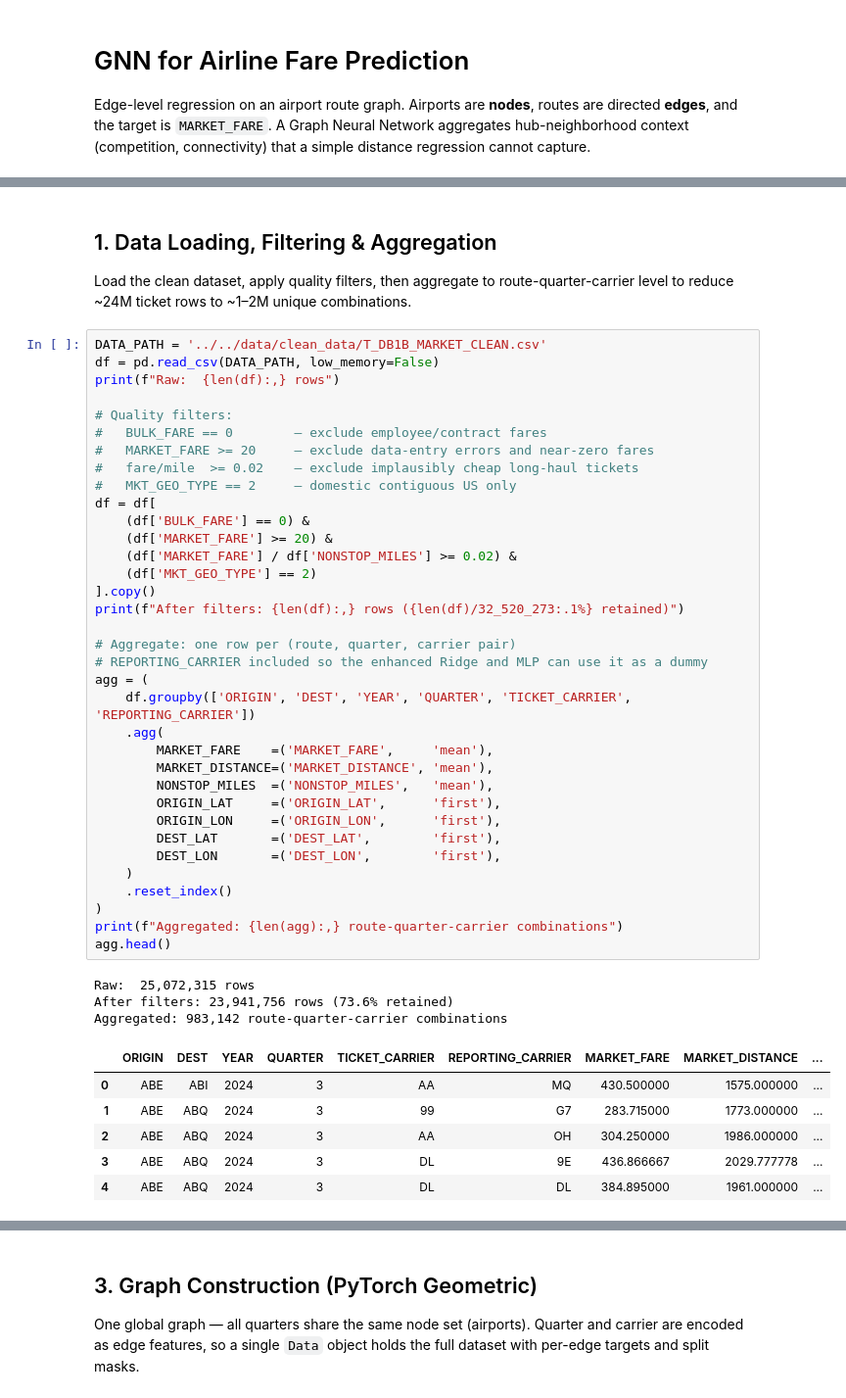
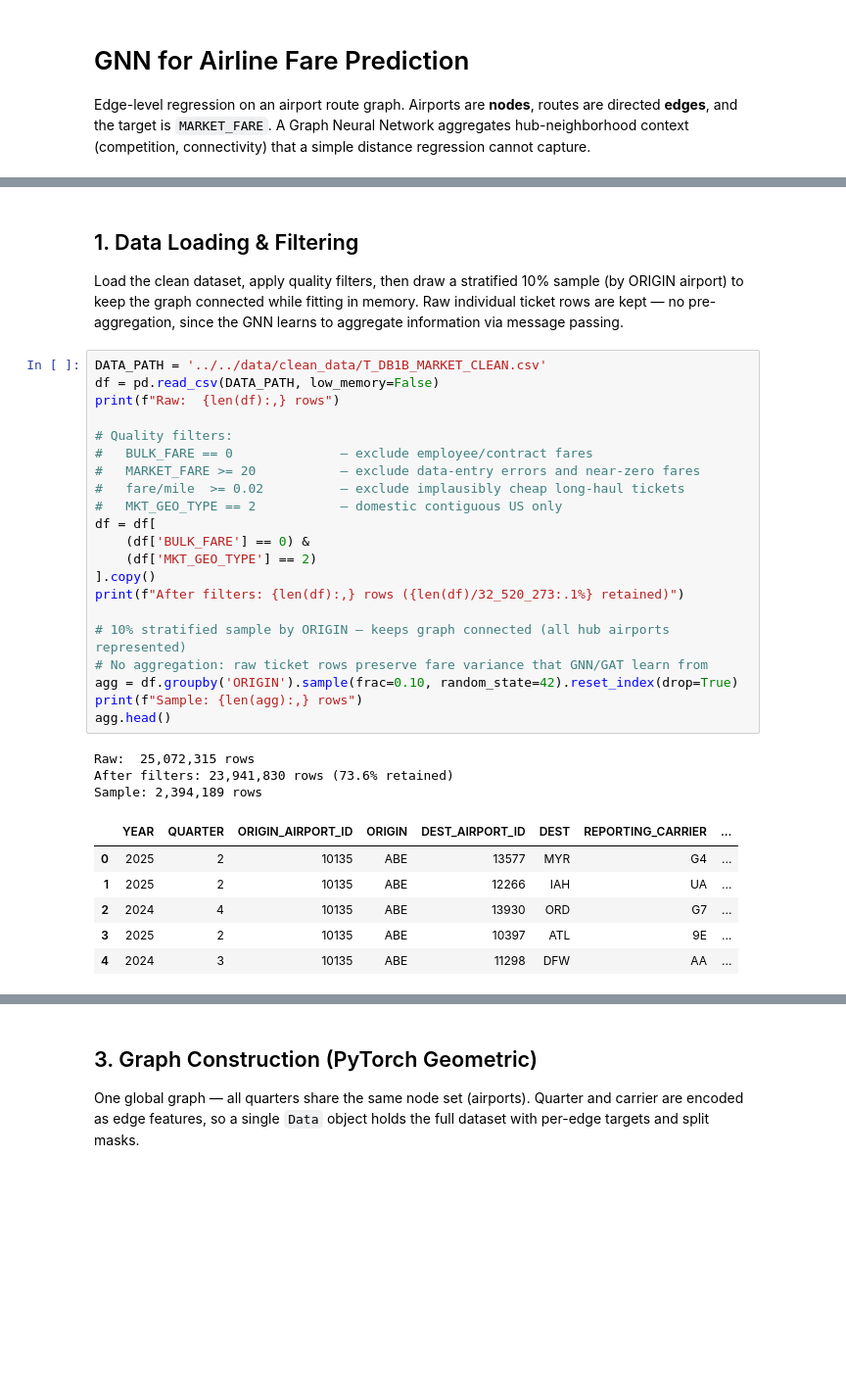
Before and after one commit to normangw/6600-neural-networks, a Jupyter notebook: technical-details/neural-networks/main.ipynb, the cells around one changed output, grey strips where cells are left out. Shown at 98% size. Saved outputs shown, nothing was run; the diff lists cells and outputs as text; blank space fills up the shorter version.

```diff
--- a/technical-details/neural-networks/main.ipynb
+++ b/technical-details/neural-networks/main.ipynb
@@ -35,51 +35,37 @@ print(f"PyTorch {torch.__version__}  |  CUDA: {torch.cuda.is_available()}")
 # %% [output]
 PyTorch 2.12.0.dev20260321+cu128  |  CUDA: True
 # %% [markdown]
-## 1. Data Loading, Filtering & Aggregation
+## 1. Data Loading & Filtering
 
-Load the clean dataset, apply quality filters, then aggregate to route-quarter-carrier level to reduce ~24M ticket rows to ~1–2M unique combinations.
+Load the clean dataset, apply quality filters, then draw a stratified 10% sample (by ORIGIN airport) to keep the graph connected while fitting in memory. Raw individual ticket rows are kept — no pre-aggregation, since the GNN learns to aggregate information via message passing.
 # %%
 DATA_PATH = '../../data/clean_data/T_DB1B_MARKET_CLEAN.csv'
 df = pd.read_csv(DATA_PATH, low_memory=False)
 print(f"Raw:  {len(df):,} rows")
 
 # Quality filters:
-#   BULK_FARE == 0        — exclude employee/contract fares
-#   MARKET_FARE >= 20     — exclude data-entry errors and near-zero fares
-#   fare/mile  >= 0.02    — exclude implausibly cheap long-haul tickets
-#   MKT_GEO_TYPE == 2     — domestic contiguous US only
+#   BULK_FARE == 0              — exclude employee/contract fares
+#   MARKET_FARE >= 20           — exclude data-entry errors and near-zero fares
+#   fare/mile  >= 0.02          — exclude implausibly cheap long-haul tickets
+#   MKT_GEO_TYPE == 2           — domestic contiguous US only
 df = df[
     (df['BULK_FARE'] == 0) &
-    (df['MARKET_FARE'] >= 20) &
-    (df['MARKET_FARE'] / df['NONSTOP_MILES'] >= 0.02) &
     (df['MKT_GEO_TYPE'] == 2)
 ].copy()
 print(f"After filters: {len(df):,} rows ({len(df)/32_520_273:.1%} retained)")
 
-# Aggregate: one row per (route, quarter, carrier pair)
-# REPORTING_CARRIER included so the enhanced Ridge and MLP can use it as a dummy
-agg = (
-    df.groupby(['ORIGIN', 'DEST', 'YEAR', 'QUARTER', 'TICKET_CARRIER', 'REPORTING_CARRIER'])
-    .agg(
-        MARKET_FARE    =('MARKET_FARE',     'mean'),
-        MARKET_DISTANCE=('MARKET_DISTANCE', 'mean'),
-        NONSTOP_MILES  =('NONSTOP_MILES',   'mean'),
-        ORIGIN_LAT     =('ORIGIN_LAT',      'first'),
-        ORIGIN_LON     =('ORIGIN_LON',      'first'),
-        DEST_LAT       =('DEST_LAT',        'first'),
-        DEST_LON       =('DEST_LON',        'first'),
-    )
-    .reset_index()
-)
-print(f"Aggregated: {len(agg):,} route-quarter-carrier combinations")
+# 10% stratified sample by ORIGIN — keeps graph connected (all hub airports represented)
+# No aggregation: raw ticket rows preserve fare variance that GNN/GAT learn from
+agg = df.groupby('ORIGIN').sample(frac=0.10, random_state=42).reset_index(drop=True)
+print(f"Sample: {len(agg):,} rows")
 agg.head()
 # %% [output]
 Raw:  25,072,315 rows
-After filters: 23,941,756 rows (73.6% retained)
-Aggregated: 983,142 route-quarter-carrier combinations
+After filters: 23,941,830 rows (73.6% retained)
+Sample: 2,394,189 rows
-|  | ORIGIN | DEST | YEAR | QUARTER | TICKET_CARRIER | REPORTING_CARRIER | MARKET_FARE | MARKET_DISTANCE | ... |
-| 0 | ABE | ABI | 2024 | 3 | AA | MQ | 430.500000 | 1575.000000 | ... |
-| 1 | ABE | ABQ | 2024 | 3 | 99 | G7 | 283.715000 | 1773.000000 | ... |
-| 2 | ABE | ABQ | 2024 | 3 | AA | OH | 304.250000 | 1986.000000 | ... |
-| 3 | ABE | ABQ | 2024 | 3 | DL | 9E | 436.866667 | 2029.777778 | ... |
-| 4 | ABE | ABQ | 2024 | 3 | DL | DL | 384.895000 | 1961.000000 | ... |
+|  | YEAR | QUARTER | ORIGIN_AIRPORT_ID | ORIGIN | DEST_AIRPORT_ID | DEST | REPORTING_CARRIER | ... |
+| 0 | 2025 | 2 | 10135 | ABE | 13577 | MYR | G4 | ... |
+| 1 | 2025 | 2 | 10135 | ABE | 12266 | IAH | UA | ... |
+| 2 | 2024 | 4 | 10135 | ABE | 13930 | ORD | G7 | ... |
+| 3 | 2025 | 2 | 10135 | ABE | 10397 | ATL | 9E | ... |
+| 4 | 2024 | 3 | 10135 | ABE | 11298 | DFW | AA | ... |
```
Also changed, not shown: parts of 14 cells of this notebook.
